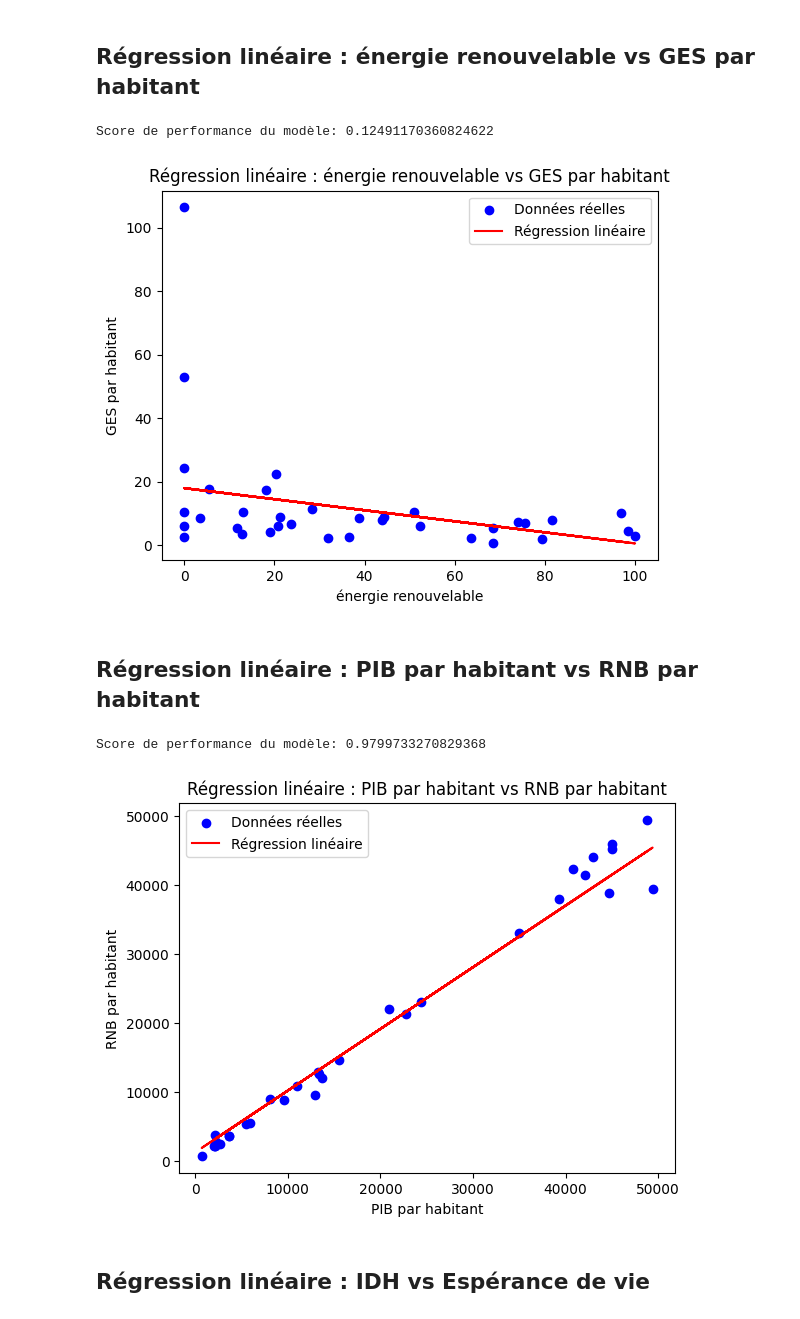
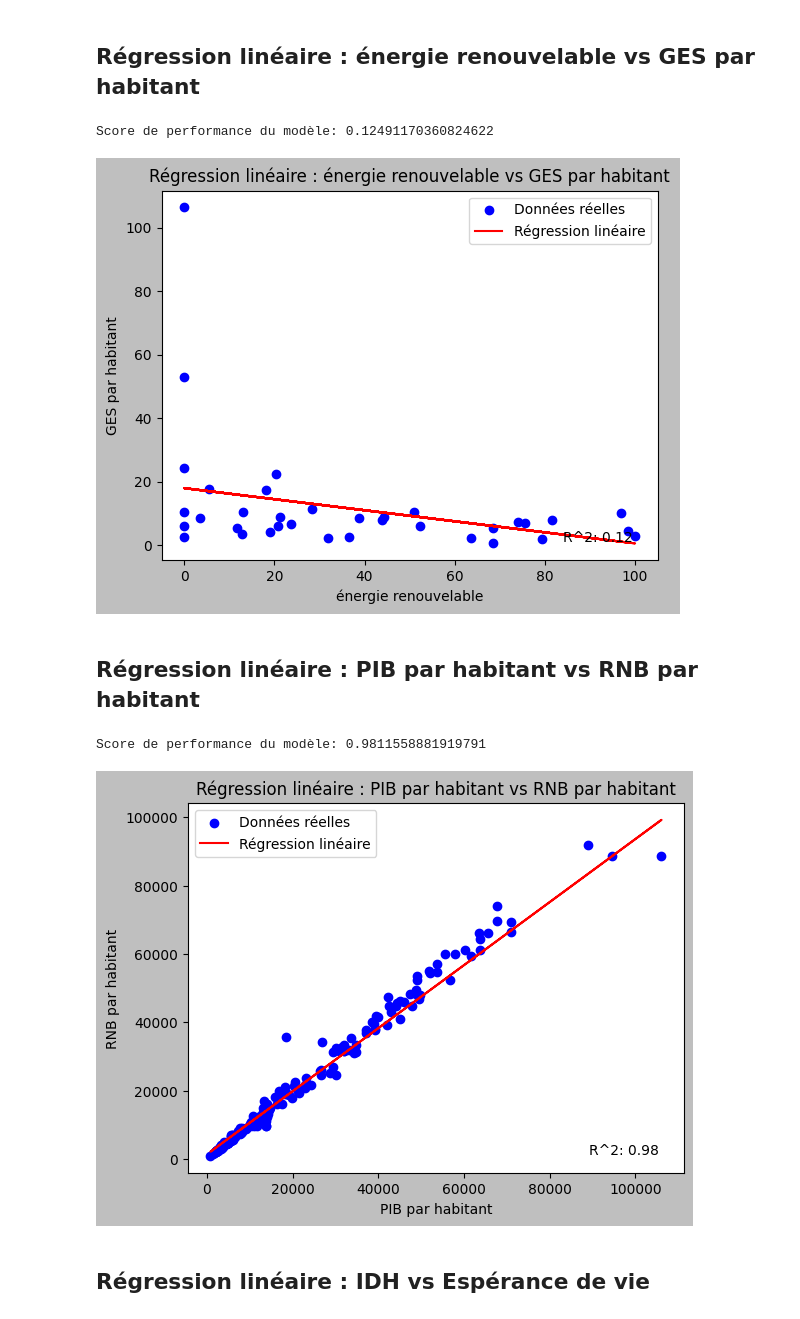
Before and after one commit to TourismEco/TourismEco, a Jupyter notebook: data-science/regression_lineaire.ipynb, the cells around one changed output. Drawn from its saved outputs; the diff is of its cells as text; code cells hidden in the pictures.

```diff
--- a/data-science/regression_lineaire.ipynb
+++ b/data-science/regression_lineaire.ipynb
@@ -140,84 +138,85 @@ df = pd.DataFrame(dataset, columns=['id_pays', 'GES_hab', 'elecRenew'])
 # Suppression des lignes avec des valeurs manquantes
 df.dropna(inplace=True)
 
-# Sélection des colonnes pour X (PIB) et Y (GES)
+# Sélection des colonnes pour X (Energie Renouvelable) et Y (GES)
 X = df[['elecRenew']]
 y = df['GES_hab']
 
-# Diviser les données en ensembles d'entraînement et de test
+# Division des données en ensembles d'entraînement et de test
 X_train, X_test, y_train, y_test = train_test_split(X, y, test_size=0.2, random_state=42)
 
 
-# Créer et entraîner le modèle de régression linéaire
+# Création et entraînement du modèle de régression linéaire
 model = LinearRegression()
 model.fit(X_train, y_train)
 
-# Faire des prédictions sur l'ensemble de test
+# Prédictions sur l'ensemble de test
 y_pred = model.predict(X_test)
 
-# Évaluer le modèle : calcul de R^2
+# Calcul de R^2
 score = model.score(X_test, y_test)
 print("Score de performance du modèle:", score)
 
-# Visualiser les résultats
 plt.scatter(X_test, y_test, color='blue', label='Données réelles')
 plt.plot(X_test, y_pred, color='red', label='Régression linéaire')
 plt.xlabel('énergie renouvelable')
 plt.ylabel('GES par habitant')
 plt.title('Régression linéaire : énergie renouvelable vs GES par habitant')
 plt.legend()
+plt.annotate(f'R^2: {score:.2f}', xy=(0.95, 0.05), xycoords='axes fraction', fontsize=10, color='black', ha='right')
 plt.show()
 # %% [output]
 Score de performance du modèle: 0.12491170360824622
-[figure, old version]
+[figure, new version]
 # %% [markdown]
 ## Régression linéaire : PIB par habitant vs RNB par habitant
 # %%
 
 curseur.execute('''
-    SELECT developpement_humain.iso_code, developpement_humain.`RNB par hab`, economie.pibParHab
-    FROM developpement_humain, economie
-    WHERE economie.annee = 2021 AND economie.id_pays = developpement_humain.iso_code;
+    SELECT idh.id_pays, idh.rnb, economie.pibParHab
+    FROM idh, economie
+    WHERE economie.annee BETWEEN 2020 AND 2022 AND idh.annee BETWEEN 2020 AND 2022 AND economie.id_pays = idh.id_pays;
 ''')
 
 dataset = curseur.fetchall()
 
-df = pd.DataFrame(dataset, columns=['iso_code', 'RNB par hab', 'pibParHab'])
+df = pd.DataFrame(dataset, columns=['id_pays', 'rnb', 'pibParHab'])
 
 
 # Suppression des lignes avec des valeurs manquantes
 df.dropna(inplace=True)
 
-# Sélection des colonnes pour X (PIB) et Y (GES)
+# Sélection des colonnes pour X (PIB) et Y (RNB)
 X = df[['pibParHab']]
-y = df['RNB par hab']
+y = df['rnb']
 
-# Diviser les données en ensembles d'entraînement et de test
+# Division des données en ensembles d'entraînement et de test
 X_train, X_test, y_train, y_test = train_test_split(X, y, test_size=0.2, random_state=42)
 
 
-# Créer et entraîner le modèle de régression linéaire
+# Création et entraînement du modèle de régression linéaire
 model = LinearRegression()
 model.fit(X_train, y_train)
 
-# Faire des prédictions sur l'ensemble de test
+# Prédictions sur l'ensemble de test
 y_pred = model.predict(X_test)
 
-# Évaluer le modèle : calcul de R^2
+# Calcul de R^2
 score = model.score(X_test, y_test)
 print("Score de performance du modèle:", score)
 
-# Visualiser les résultats
+# Visualisation des résultats
 plt.scatter(X_test, y_test, color='blue', label='Données réelles')
 plt.plot(X_test, y_pred, color='red', label='Régression linéaire')
 plt.xlabel('PIB par habitant')
 plt.ylabel('RNB par habitant')
 plt.title('Régression linéaire : PIB par habitant vs RNB par habitant')
 plt.legend()
+plt.annotate(f'R^2: {score:.2f}', xy=(0.95, 0.05), xycoords='axes fraction', fontsize=10, color='black', ha='right')
 plt.show()
 # %% [output]
-Score de performance du modèle: 0.9799733270829368
+Score de performance du modèle: 0.9811558881919791
-[figure, old version]
+[figure, new version]
 # %% [markdown]
 ## Régression linéaire : IDH vs Espérance de vie
 # %%
```
Also changed, not shown: parts of 4 cells of this notebook, 1 other file.
